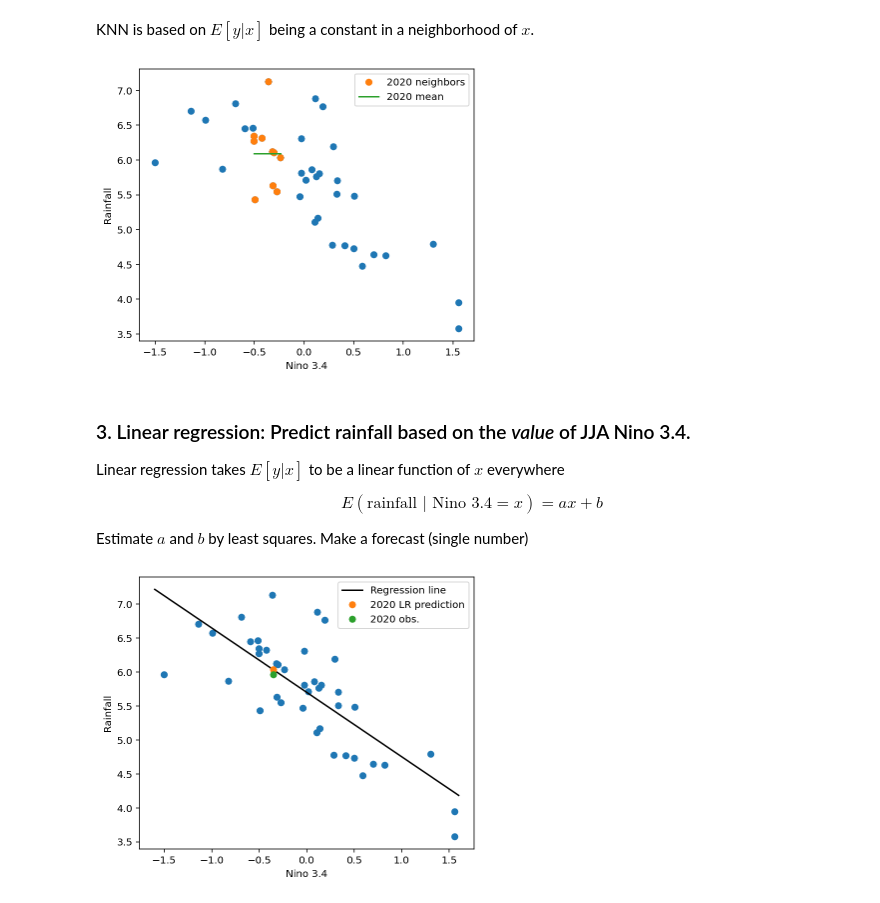
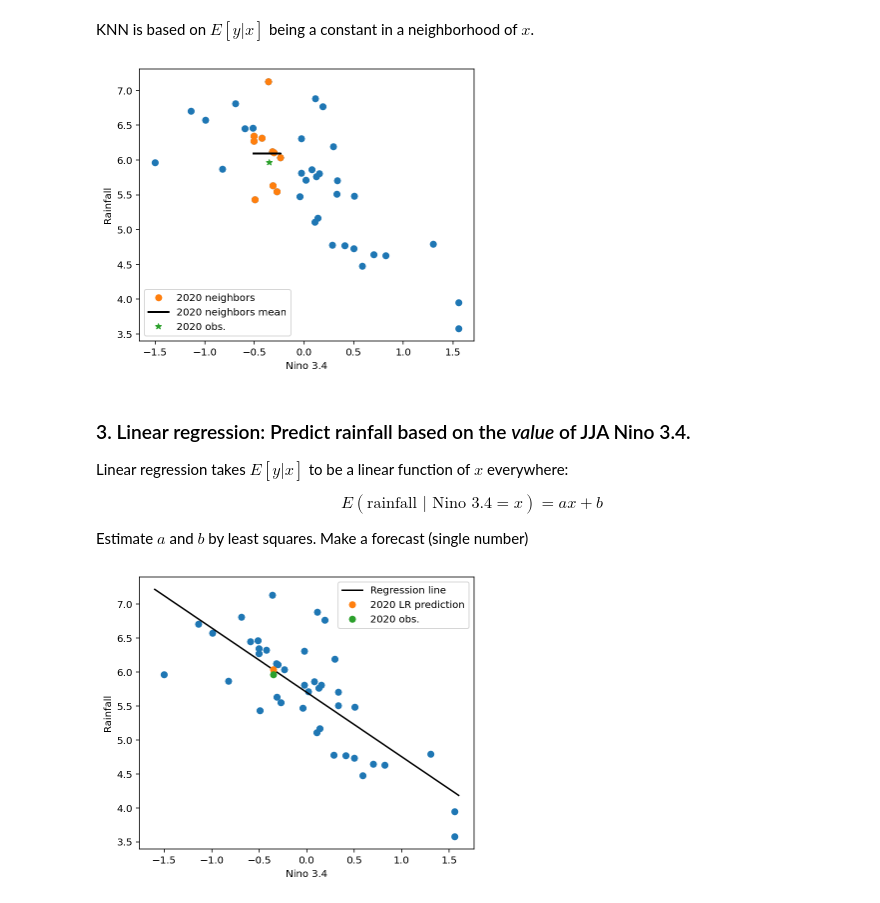
Before and after one commit to mktippett/ENSO-math, a Jupyter notebook: DataLab-04.ipynb, the cells around one changed output. Drawn from its saved outputs; the diff is of its cells as text; code cells hidden in the pictures.

```diff
--- a/DataLab-04.ipynb
+++ b/DataLab-04.ipynb
@@ -190,21 +190,22 @@ KNN is based on $E[y|x]$ being a constant in a neighborhood of $x$.
 # %%
 fig, ax = plt.subplots(figsize=(6, 5))
 ax.plot(xa, y, 'o');
 ax.set_xlabel('Nino 3.4')
 ax.set_ylabel('Rainfall');
 
 ax.plot(xa[knn], y[knn],'o', label='2020 neighbors')
-ax.plot(xa[knn], y[knn].mean() + np.zeros_like(y[knn]), label='2020 mean')
+ax.plot(xa[knn], y[knn].mean() + np.zeros_like(y[knn]), 'k', linewidth=2, label='2020 neighbors mean')
+ax.plot(xp - xm, yp, '*', label = '2020 obs.')
 
 ax.legend();
 # %% [output]
-[figure, old version]
+[figure, new version]
 # %% [markdown]
 ### 3. Linear regression: Predict rainfall based on the *value* of JJA Nino 3.4.
 
-Linear regression takes $E[y|x]$ to be a linear function of $x$ everywhere
+Linear regression takes $ E[ y | x ]$ to be a linear function of $x$ everywhere:
 
-$$ E(\text{rainfall } | \text{ Nino 3.4} = x ) = ax + b$$
+$$ E(\text{rainfall } | \text{ Nino 3.4} = x ) = ax + b $$
 
 Estimate $a$ and $b$ by least squares. Make a forecast (single number)
 # %%
```
Also changed, not shown: parts of 7 cells of this notebook.
